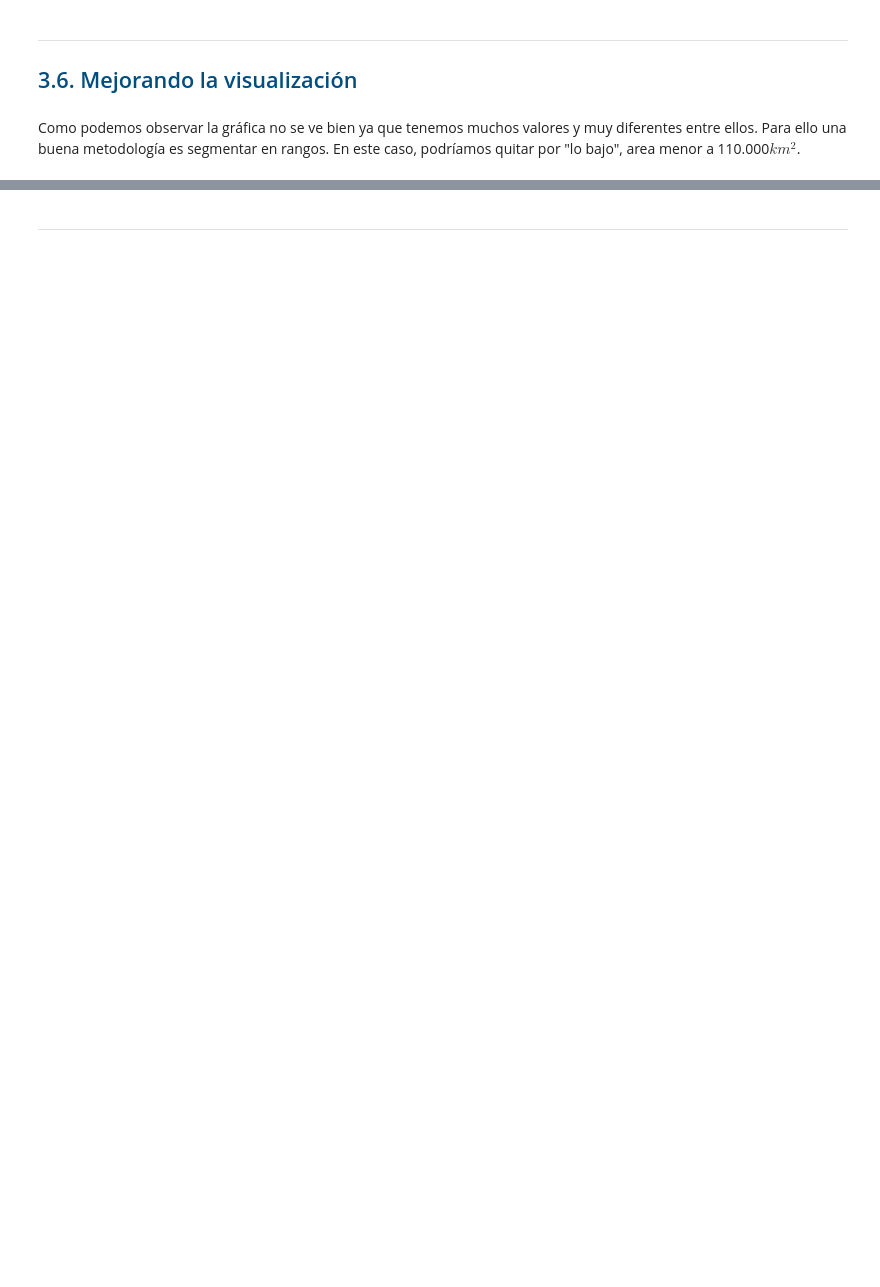
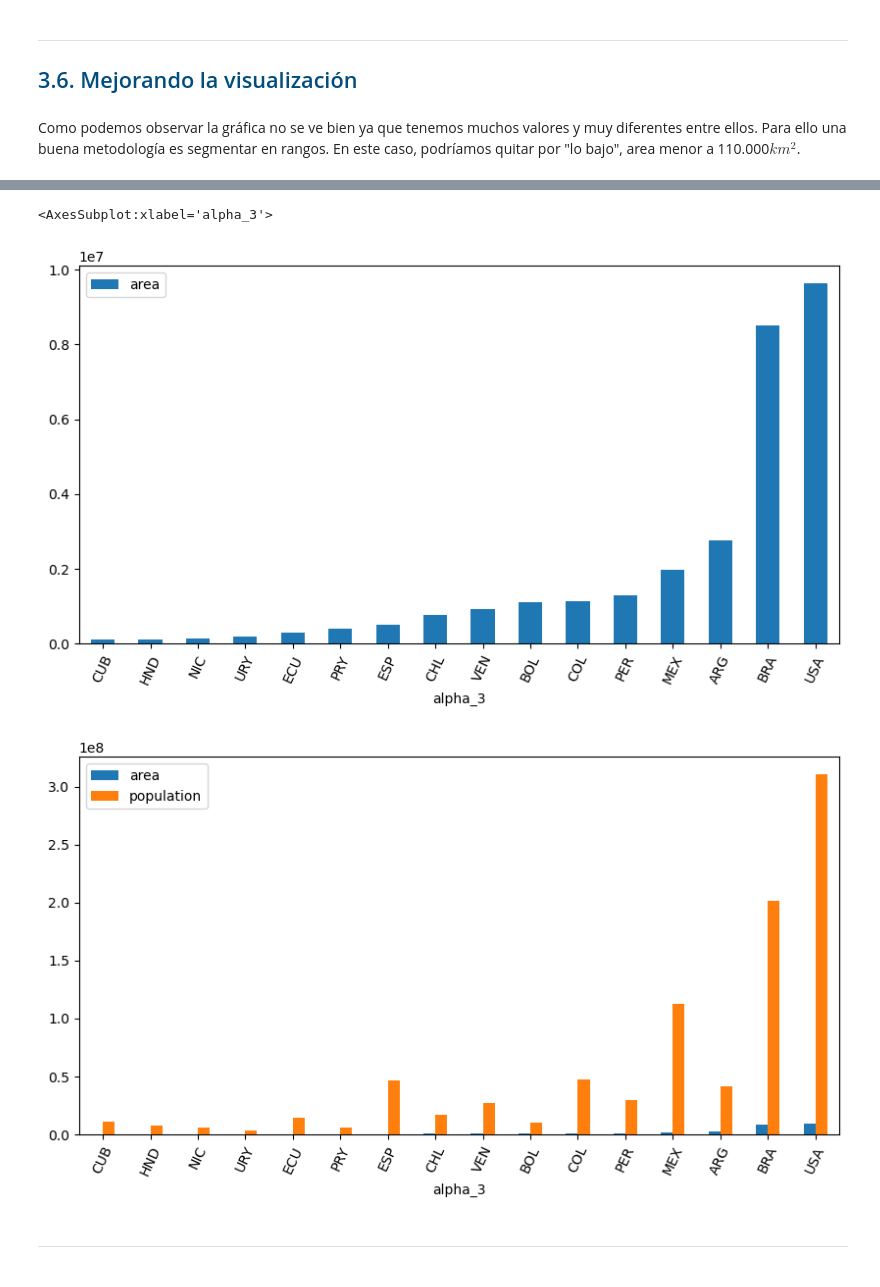
Before and after one commit to EnmanuelMartinsAbilheira/machine-learning-with-python-advanced-machine-learning, a Jupyter notebook: Cap 3. Preprocesamiento de datos/JupyterNotebooks/3.1. Analisis Exploratorio de Datos.ipynb, the cells around one changed output, grey strips where cells are left out. Cells and saved outputs as stored; diff of their text form; code cells hidden in the pictures; blank space fills up the shorter version.

```diff
--- a/Cap 3. Preprocesamiento de datos/JupyterNotebooks/3.1. Analisis Exploratorio de Datos.ipynb
+++ b/Cap 3. Preprocesamiento de datos/JupyterNotebooks/3.1. Analisis Exploratorio de Datos.ipynb
@@ -290,3 +311,12 @@ Como podemos observar la gráfica no se ve bien ya que tenemos muchos valores y
+# %%
+df_2 = df_espanol.set_index('alpha_3')
+df_2 = df_2[df_2['area'] > 110000]
+df_2[['area']].sort_values(["area"]).plot(kind='bar',rot = 65, figsize=(10,5))
+df_2[['area','population']].sort_values(["area"]).plot(kind='bar',rot = 65, figsize=(10,5))
+# %% [output]
+<AxesSubplot:xlabel='alpha_3'>
+[figure, added]
+[figure, added]
 # %% [markdown]
 <div style="text-align: right"> <font size=5>
     <a href="#indice"><i class="fa fa-arrow-circle-up" aria-hidden="true" style="color:#004D7F"></i></a>
```
Also changed, not shown: parts of 6 cells of this notebook.
